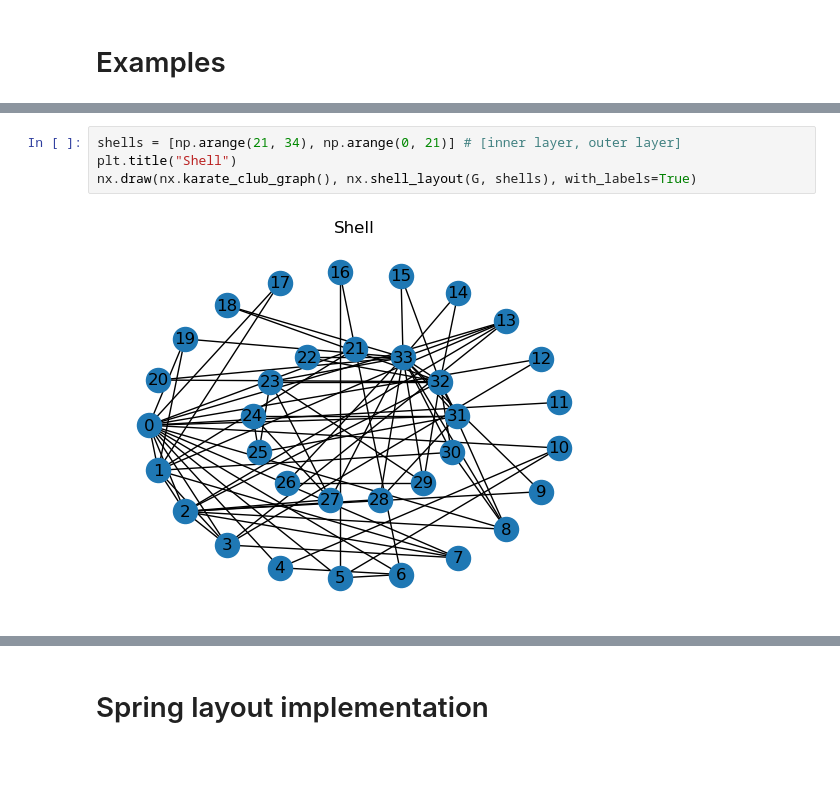
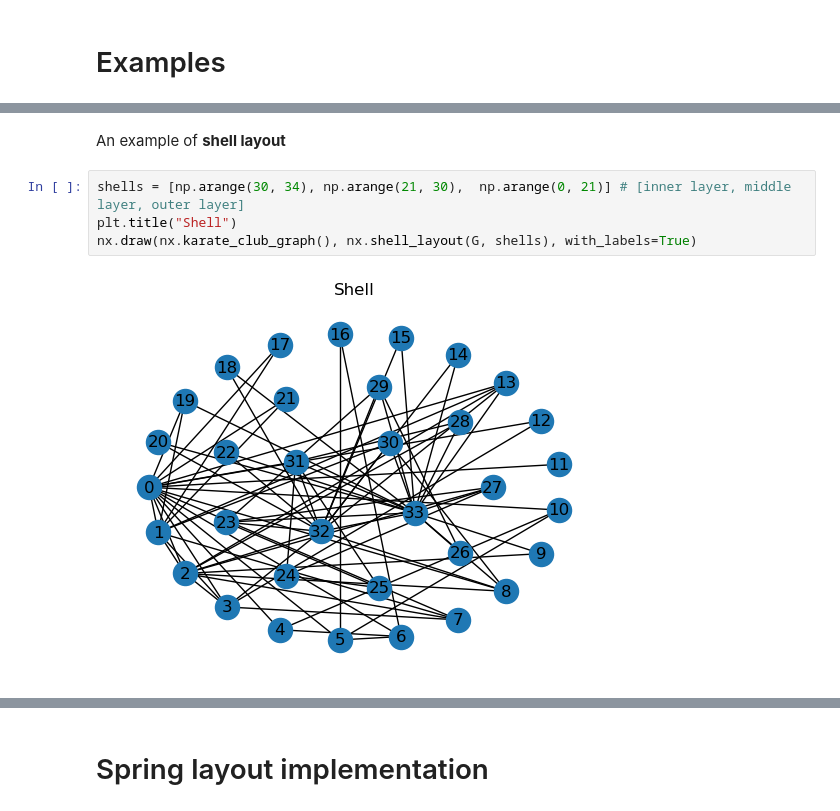
Before and after one commit to Rentib/graph-visualization, a Jupyter notebook: notebook.ipynb, the cells around one changed output, grey strips where cells are left out. Cells and saved outputs as stored; diff of their text form; blank space fills up the shorter version.

Commit message:
added spectral layout and missing descriptions

```diff
--- a/notebook.ipynb
+++ b/notebook.ipynb
@@ -104,6 +118,8 @@ render(G, layouts, 9, 3)
+# %% [markdown]
+An example of **shell layout**
 # %%
-shells = [np.arange(21, 34), np.arange(0, 21)] # [inner layer, outer layer]
+shells = [np.arange(30, 34), np.arange(21, 30),  np.arange(0, 21)] # [inner layer, middle layer, outer layer]
 plt.title("Shell")
 nx.draw(nx.karate_club_graph(), nx.shell_layout(G, shells), with_labels=True)
 # %% [output]
-[figure, old version]
+[figure, new version]
```
Also changed, not shown: parts of 20 cells of this notebook, 2 other files.
